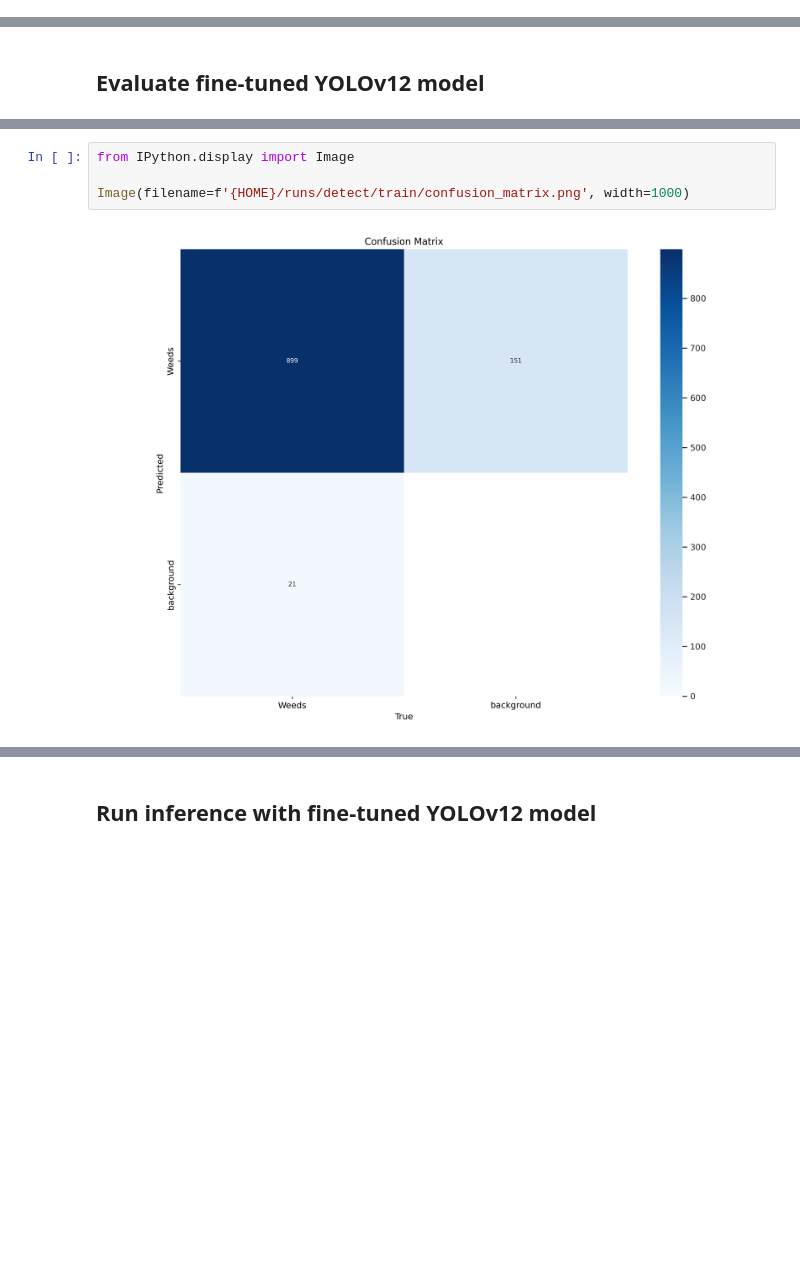
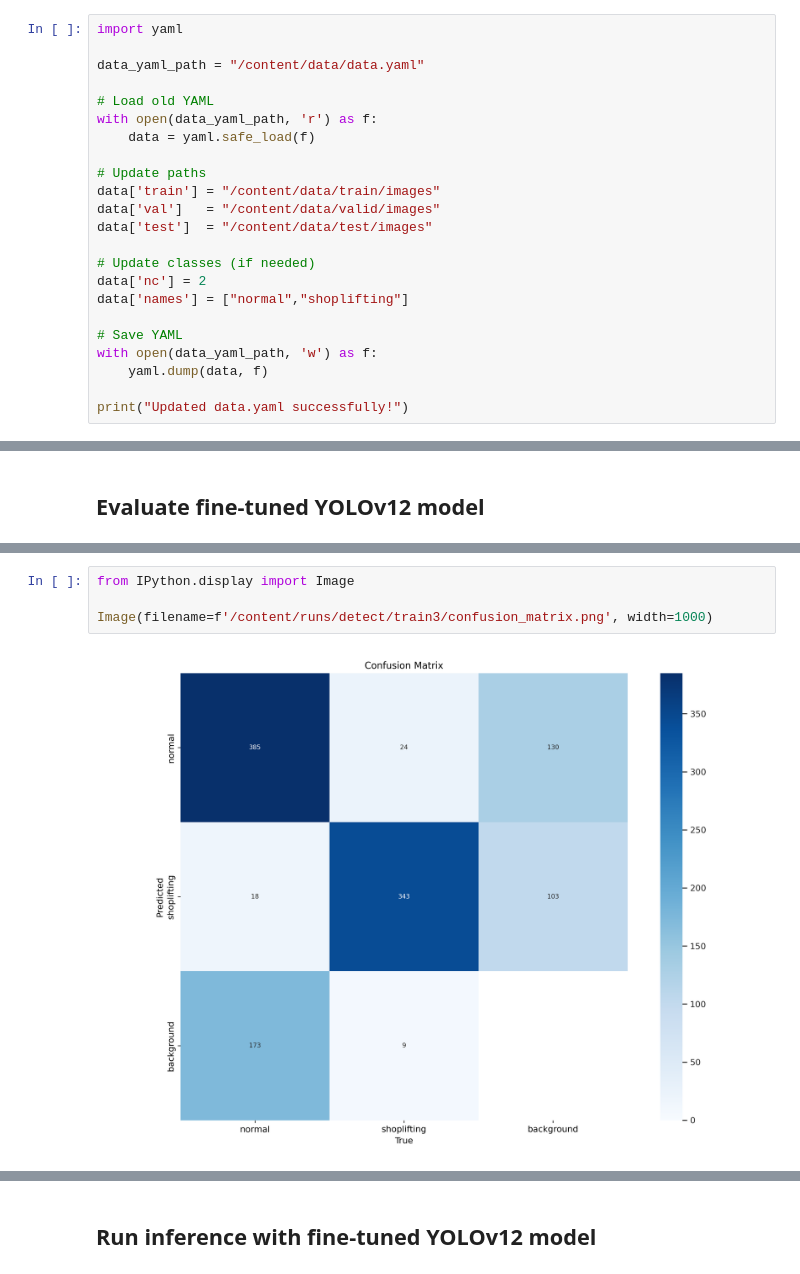
Before and after one commit to Hafsa620/PAI, a Jupyter notebook: notebook/train_yolov12_object_detection.ipynb, the cells around one changed output, grey strips where cells are left out. Cells and saved outputs as stored; diff of their text form; blank space fills up the shorter version.

```diff
--- a/notebook/train_yolov12_object_detection.ipynb
+++ b/notebook/train_yolov12_object_detection.ipynb
@@ -158,0 +176,23 @@ unzip:  cannot find zipfile directory in one of /content/ShopliftingDetection.zi
+# %%
+import yaml
+
+data_yaml_path = "/content/data/data.yaml"
+
+# Load old YAML
+with open(data_yaml_path, 'r') as f:
+    data = yaml.safe_load(f)
+
+# Update paths
+data['train'] = "/content/data/train/images"
+data['val']   = "/content/data/valid/images"
+data['test']  = "/content/data/test/images"
+
+# Update classes (if needed)
+data['nc'] = 2
+data['names'] = ["normal","shoplifting"]
+
+# Save YAML
+with open(data_yaml_path, 'w') as f:
+    yaml.dump(data, f)
+
+print("Updated data.yaml successfully!")
@@ -195,9 +281,9 @@ PR_curve.png                                        train_batch2.jpg
 # %%
 from IPython.display import Image
 
-Image(filename=f'{HOME}/runs/detect/train/confusion_matrix.png', width=1000)
+Image(filename=f'/content/runs/detect/train3/confusion_matrix.png', width=1000)
 # %% [output]
-[figure, old version]
+[figure, new version]
 # %%
 from IPython.display import Image
 
```
Also changed, not shown: parts of 14 cells of this notebook.
